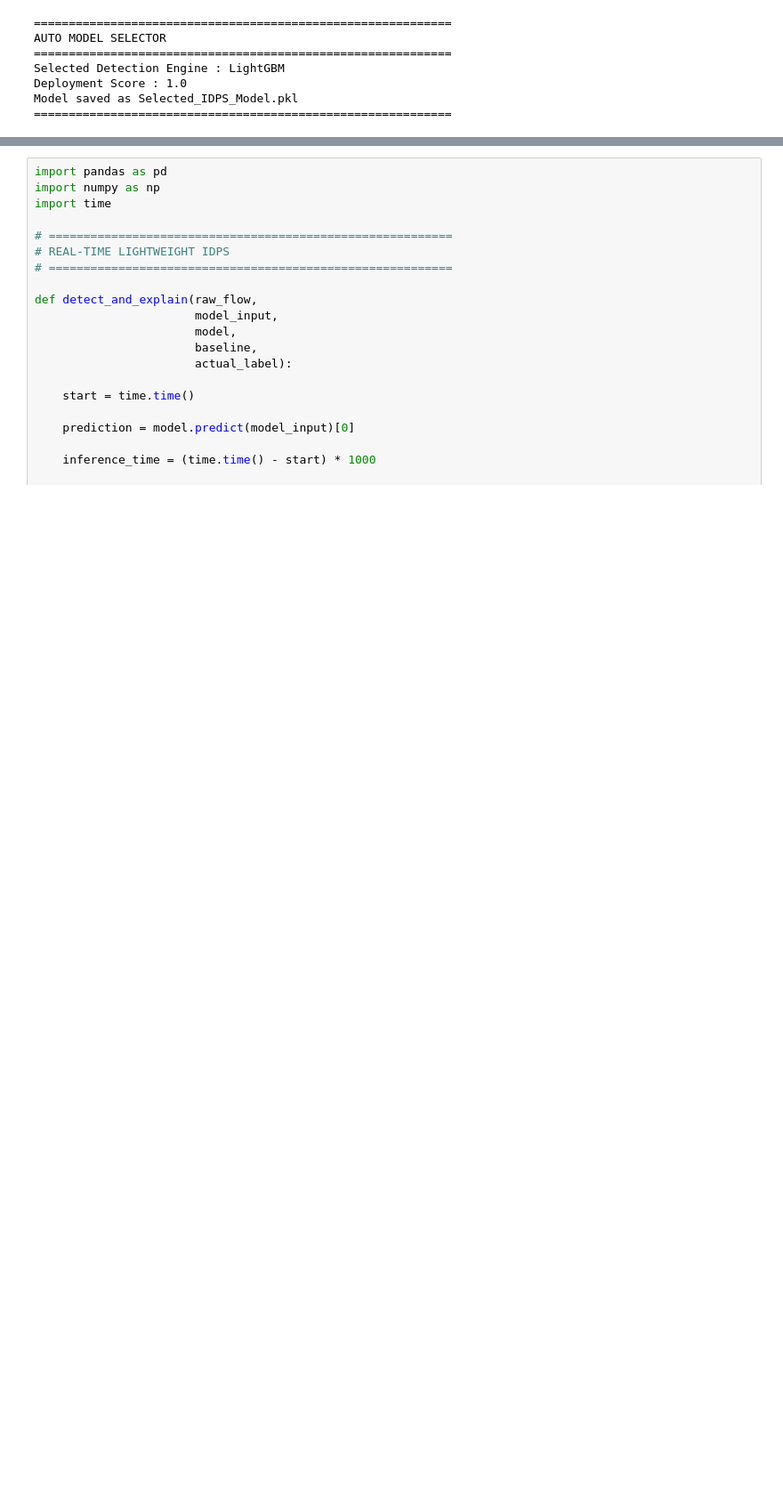
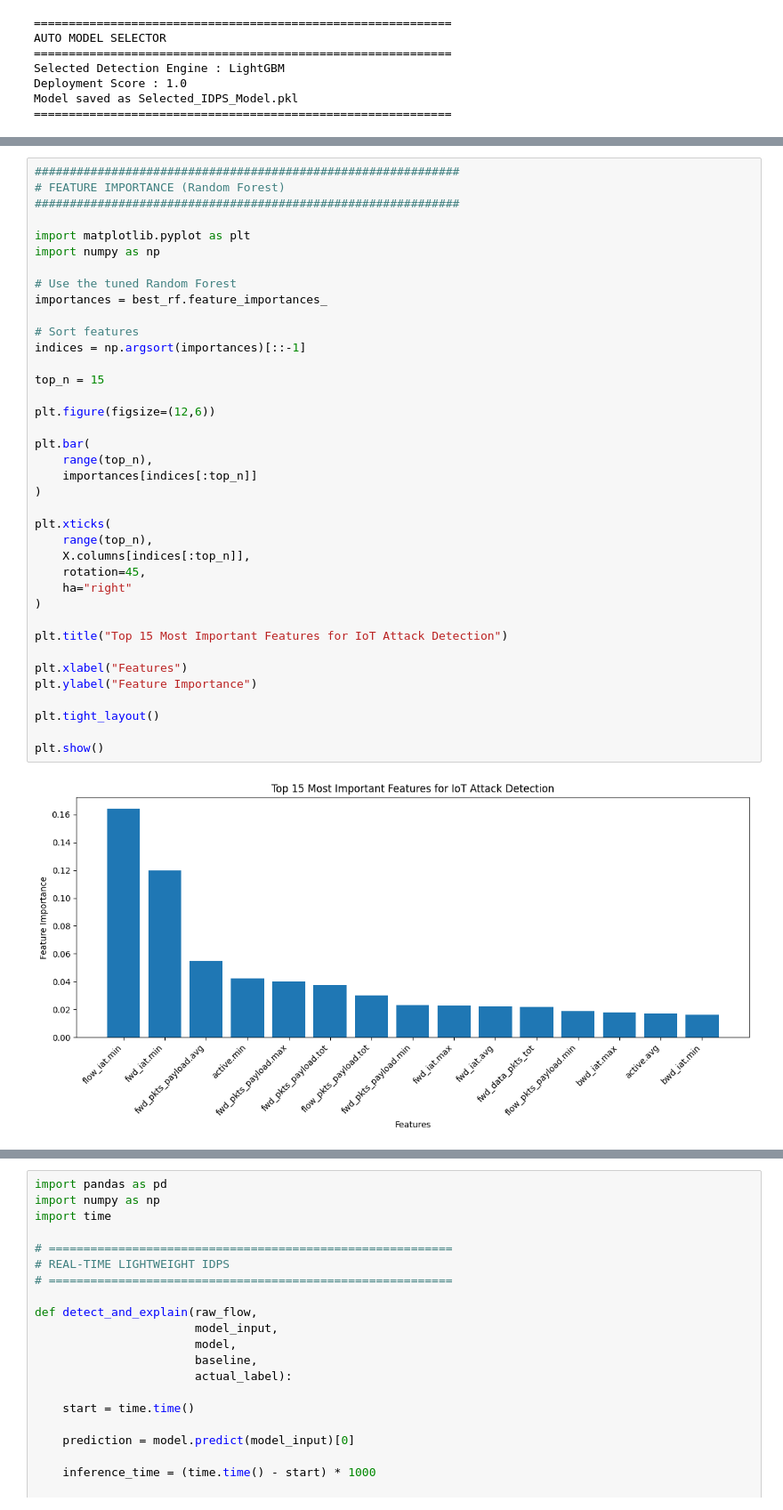
Before and after one commit to pranaykumarthakur/Research-IoT-IPS, a Jupyter notebook: corrected_with_SVM.ipynb, the cells around one changed output, grey strips where cells are left out. Shown at 89% size. Saved outputs shown, nothing was run; the diff lists cells and outputs as text; blank space fills up the shorter version.

```diff
--- a/corrected_with_SVM.ipynb
+++ b/corrected_with_SVM.ipynb
@@ -531,0 +582,40 @@ Model saved as Selected_IDPS_Model.pkl
+# %%
+#############################################################
+# FEATURE IMPORTANCE (Random Forest)
+#############################################################
+
+import matplotlib.pyplot as plt
+import numpy as np
+
+# Use the tuned Random Forest
+importances = best_rf.feature_importances_
+
+# Sort features
+indices = np.argsort(importances)[::-1]
+
+top_n = 15
+
+plt.figure(figsize=(12,6))
+
+plt.bar(
+    range(top_n),
+    importances[indices[:top_n]]
+)
+
+plt.xticks(
+    range(top_n),
+    X.columns[indices[:top_n]],
+    rotation=45,
+    ha="right"
+)
+
+plt.title("Top 15 Most Important Features for IoT Attack Detection")
+
+plt.xlabel("Features")
+plt.ylabel("Feature Importance")
+
+plt.tight_layout()
+
+plt.show()
+# %% [output]
+[figure, added]
```
Also changed, not shown: parts of 11 cells of this notebook, 2 other files.
